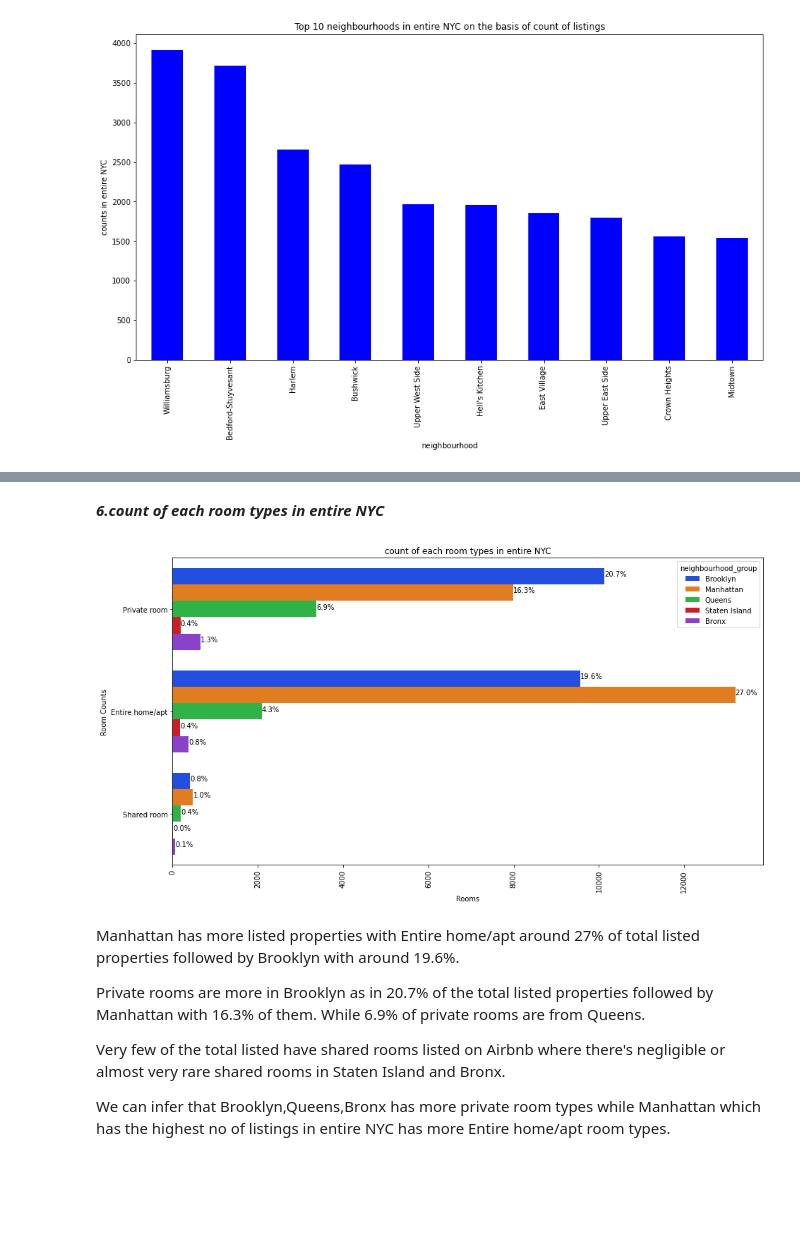
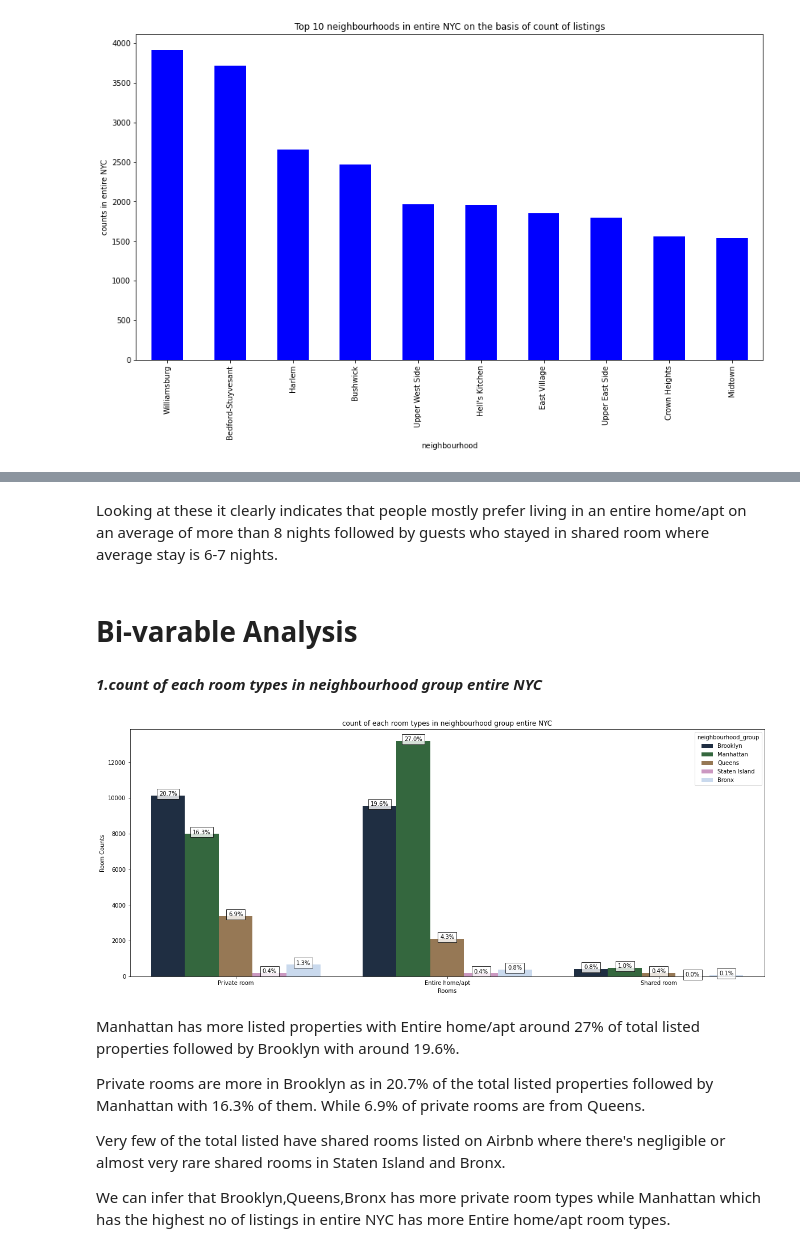
Before and after one commit to Sawant-Chaitanya/Airbnb-Booking-analysis, a Jupyter notebook: Chaitanya_Airbnb_Bookings_Analysis_Capstone_Project.ipynb, the cells around one changed output, grey strips where cells are left out. Drawn from its saved outputs; the diff is of its cells as text; code cells hidden in the pictures; blank space fills up the shorter version.

Commit message:
Commit 3 - Almost completed analysis

```diff
--- a/Chaitanya_Airbnb_Bookings_Analysis_Capstone_Project.ipynb
+++ b/Chaitanya_Airbnb_Bookings_Analysis_Capstone_Project.ipynb
@@ -441,24 +473,28 @@ Text(0.5, 1.0, 'Top 10 neighbourhoods in entire NYC on the basis of count of lis
+# %% [markdown]
+Looking at these it clearly indicates that people mostly prefer living in an entire home/apt on an average of more than 8 nights followed by guests who stayed in shared room where average stay is 6-7 nights.
+# %% [markdown]
+# **Bi-varable Analysis**
 # %% [markdown]
-***6.count of each room types in entire NYC***
+***1.count of each room types in neighbourhood group entire NYC***
 # %%
-plt.rcParams['figure.figsize'] = (15, 8)
-ax= sns.countplot(y='room_type',hue='neighbourhood_group',data=df_airbnb,palette='bright')
+plt.rcParams['figure.figsize'] = (20, 8)
+ax= sns.countplot(x='room_type',hue='neighbourhood_group',data=df_airbnb,palette='cubehelix')
 
 total = len(df_airbnb['room_type'])
 for p in ax.patches:
-        percentage = '{:.1f}%'.format(100 * p.get_width()/total)
-        x = p.get_x() + p.get_width() + 0.02
-        y = p.get_y() + p.get_height()/2
-        ax.annotate(percentage, (x, y))
+        percentage = '{:.1f}%'.format(100 * p.get_height()/total)
+        x = p.get_x() + p.get_width() / 2
+        y = p.get_y() + p.get_height() + 0.02
+        ax.annotate(percentage, (x,y), ha = 'center',Bbox = dict(facecolor = 'white', alpha =.8))
 
-plt.title('count of each room types in entire NYC')
+plt.title('count of each room types in neighbourhood group entire NYC')
 plt.xlabel('Rooms')
-plt.xticks(rotation=90)
+plt.xticks(rotation=0)
 plt.ylabel('Room Counts')
 
 plt.show()
 # %% [output]
-[figure, old version]
+[figure, new version]
 # %% [markdown]
 Manhattan has more listed properties with Entire home/apt around 27% of total listed properties followed by Brooklyn with around 19.6%.
 
```
Also changed, not shown: parts of 61 cells of this notebook.
